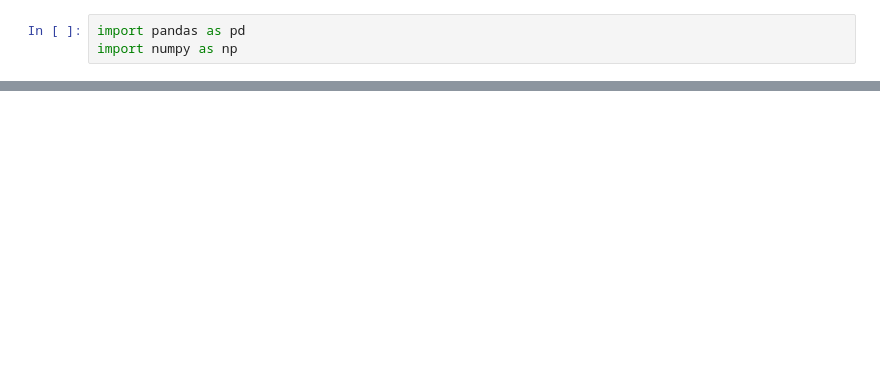
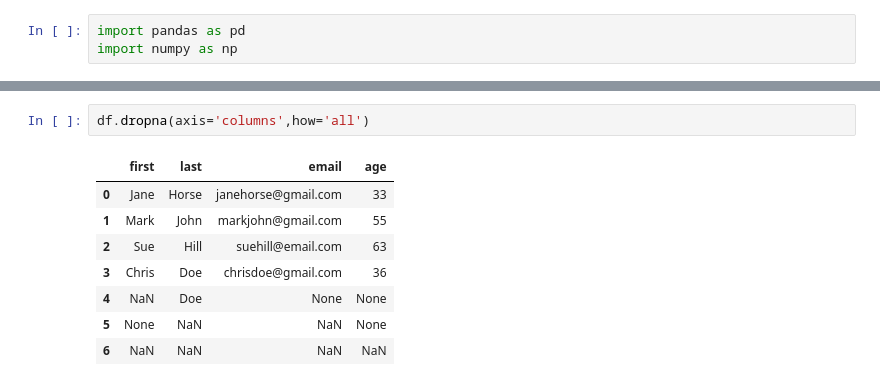
Before and after one commit to mjoze/python-_pandas, a Jupyter notebook: cleaning_data.ipynb, the cells around one changed output, grey strips where cells are left out. Drawn from its saved outputs; the diff is of its cells as text; blank space fills up the shorter version.

```diff
--- a/cleaning_data.ipynb
+++ b/cleaning_data.ipynb
@@ -23,0 +52,11 @@ df
+# %%
+df.dropna(axis='columns',how='all')
+# %% [output]
+|  | first | last | email | age |
+| 0 | Jane | Horse | janehorse@gmail.com | 33 |
+| 1 | Mark | John | markjohn@gmail.com | 55 |
+| 2 | Sue | Hill | suehill@email.com | 63 |
+| 3 | Chris | Doe | chrisdoe@gmail.com | 36 |
+| 4 | NaN | Doe | None | None |
+| 5 | None | NaN | NaN | None |
+| 6 | NaN | NaN | NaN | NaN |
```
Also changed, not shown: parts of 19 cells of this notebook, 1 other file.
